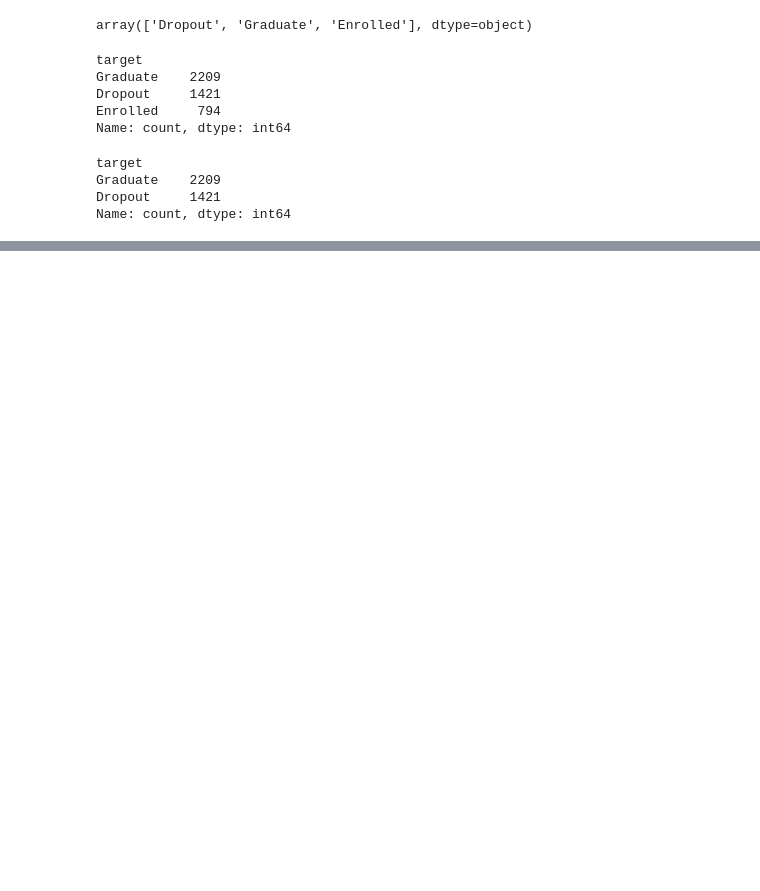
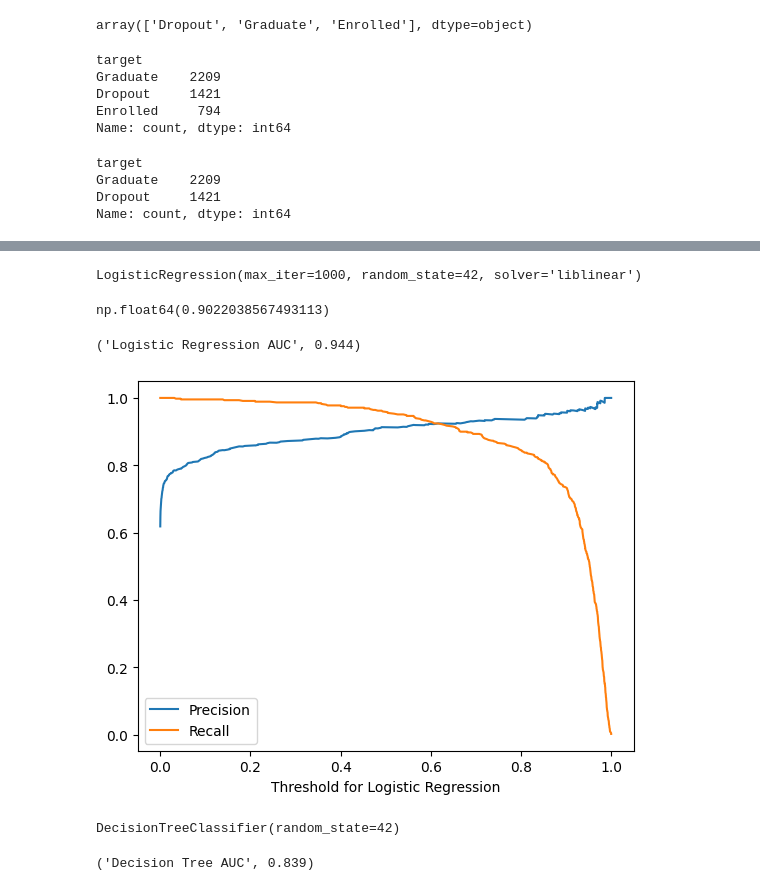
Before and after one commit to morontreo/machine-learning-zoomcamp-2025-homework, a Jupyter notebook: capstone-02/capstone-evaluation.ipynb, the cells around one changed output, grey strips where cells are left out. Cells and saved outputs as stored; diff of their text form; code cells hidden in the pictures; blank space fills up the shorter version.

```diff
--- a/capstone-02/capstone-evaluation.ipynb
+++ b/capstone-02/capstone-evaluation.ipynb
@@ -77,3 +100,7 @@ target
 Graduate    2209
 Dropout     1421
 Name: count, dtype: int64
+# %%
+#3.3 - As standard practice I encode the target value
+order_map = {'Dropout': 0, 'Graduate': 1}
+df['target'] = df['target'].map(order_map)
@@ -101,0 +210,62 @@ dtype: int64
+# %%
+#4.1 - DictVectorize the data
+dv = DictVectorizer()
+
+train_dict = df_train.to_dict(orient='records')
+val_dict = df_val.to_dict(orient='records')
+test_dict = df_test.to_dict(orient='records')
+
+X_train = dv.fit_transform(train_dict)
+X_val = dv.transform(val_dict)
+X_test = dv.transform(test_dict)
+
+X_train = dv.fit_transform(train_dict)
+# %%
+#4.2 - Train LogisticRegression
+model = LogisticRegression(solver='liblinear', C=1.0, max_iter=1000, random_state=42)
+model.fit(X_train, y_train)
+# %% [output]
+LogisticRegression(max_iter=1000, random_state=42, solver='liblinear')
+# %%
+#4.2.1 - Try again the validation dataframe
+
+y_pred = model.predict_proba(X_val)[:, 1]
+graduate_decision = (y_pred >= 0.5)
+(y_val == graduate_decision).mean()
+# %% [output]
+np.float64(0.9022038567493113)
+# %%
+model_results.append(("Logistic Regression AUC", round(roc_auc_score(y_val, y_pred),3)))
+model_results[0]
+# %% [output]
+('Logistic Regression AUC', 0.944)
+# %%
+from sklearn.metrics import precision_recall_curve
+
+# Get probabilities from your test set
+y_pred = model.predict_proba(X_test)[:, 1]
+precision, recall, thresholds = precision_recall_curve(y_test, y_pred)
+
+# Plot the curve
+plt.plot(thresholds, precision[:-1], label="Precision")
+plt.plot(thresholds, recall[:-1], label="Recall")
+plt.xlabel("Threshold for Logistic Regression")
+plt.legend()
+plt.show()
+# %% [output]
+[figure, added]
+# %%
+#4.3 - Train DecisionTree
+dt = DecisionTreeClassifier(random_state=42)
+dt.fit(X_train, y_train)
+# %% [output]
+DecisionTreeClassifier(random_state=42)
+# %%
+#4.3.1 - Try the validation dataframe
+y_pred = dt.predict_proba(X_val)[:, 1]
+round(roc_auc_score(y_val, y_pred),3)
+
+model_results.append(("Decision Tree AUC", round(roc_auc_score(y_val, y_pred),3)))
+model_results[1]
+# %% [output]
+('Decision Tree AUC', 0.839)
```
Also changed, not shown: parts of 16 cells of this notebook, 9 other files.
